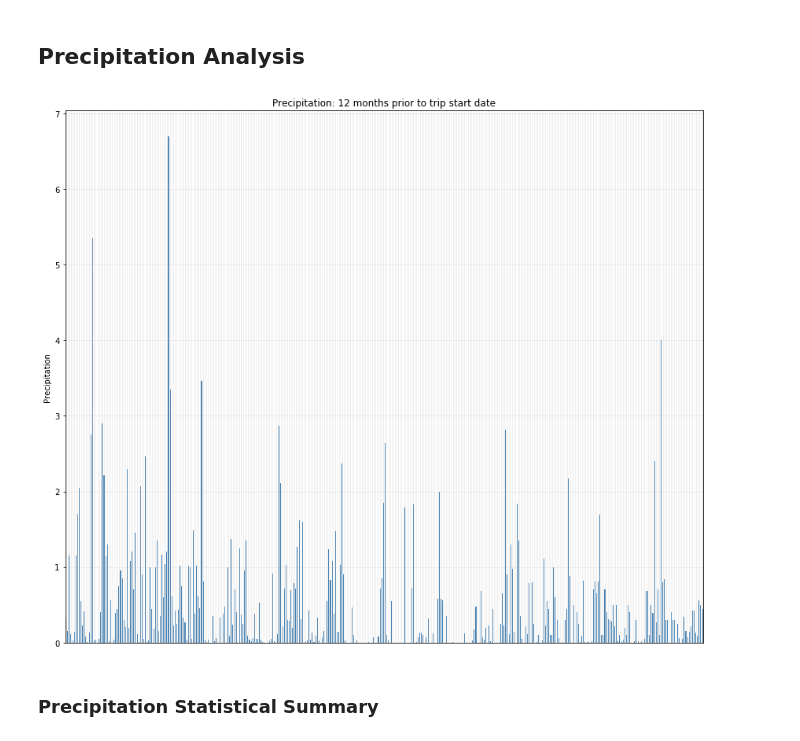
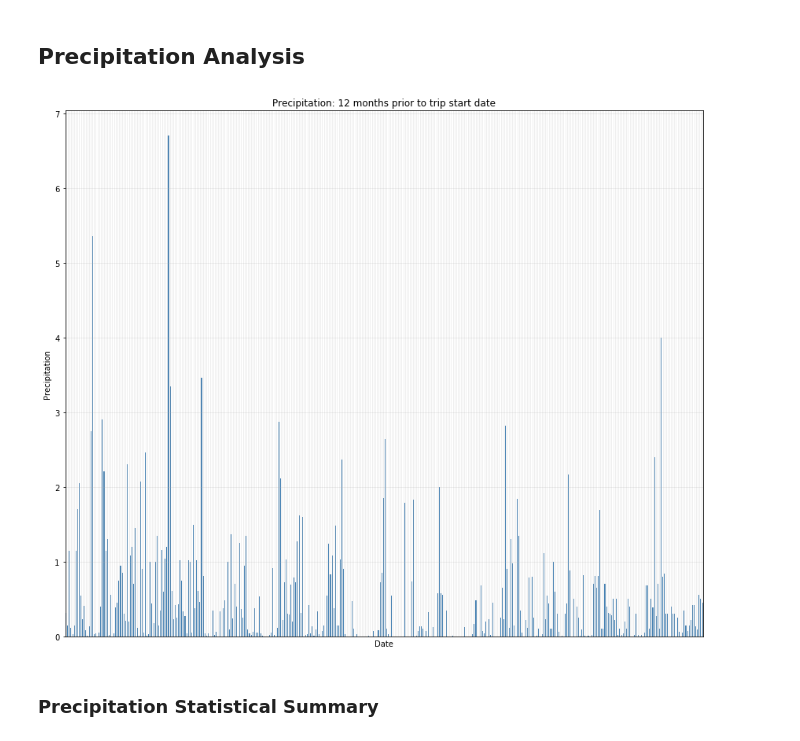
Before and after one commit to cyntiamk/UCI_projects, a Jupyter notebook: Advanced_data_storage_retrieval/climate.ipynb, the cells around one changed output. Drawn from its saved outputs; the diff is of its cells as text; code cells hidden in the pictures.

Commit message:
saved changes the now will push again with plot xlabel fixed

```diff
--- a/Advanced_data_storage_retrieval/climate.ipynb
+++ b/Advanced_data_storage_retrieval/climate.ipynb
@@ -104,27 +104,28 @@ measurement_reset_index.head()
 # %%
 # plot using the dataframe created from the query as a bar chart
 measurement_reset_index['Precipitation'].plot(kind='bar', figsize=(12, 10), title='Precipitation',color='steelblue')
 # set y lable
 plt.ylabel("Precipitation")
+plt.xlabel("Date")
 # set grid and its transparence
 plt.grid(alpha=0.25)
 
 # remove xticks, since there are too many ticks, the ticks are on top of each other
 # and not really readable, so it looks better without each date printed
 plt.tick_params(
     axis='x',          # changes apply to the x-axis
     which='both',      # both major and minor ticks are affected
     bottom=False,      # ticks along the bottom edge are off
     top=False,         # ticks along the top edge are off
     labelbottom=False) # labels along the bottom edge are off
 # set title
 plt.title("Precipitation: 12 months prior to trip start date")
 plt.tight_layout()
 # save image
 plt.savefig("Resources/precipitaion.png")
 plt.show()
 # %% [output]
-[figure, old version]
+[figure, new version]
 # %% [markdown]
 ### Precipitation Statistical Summary
 # %%
```
